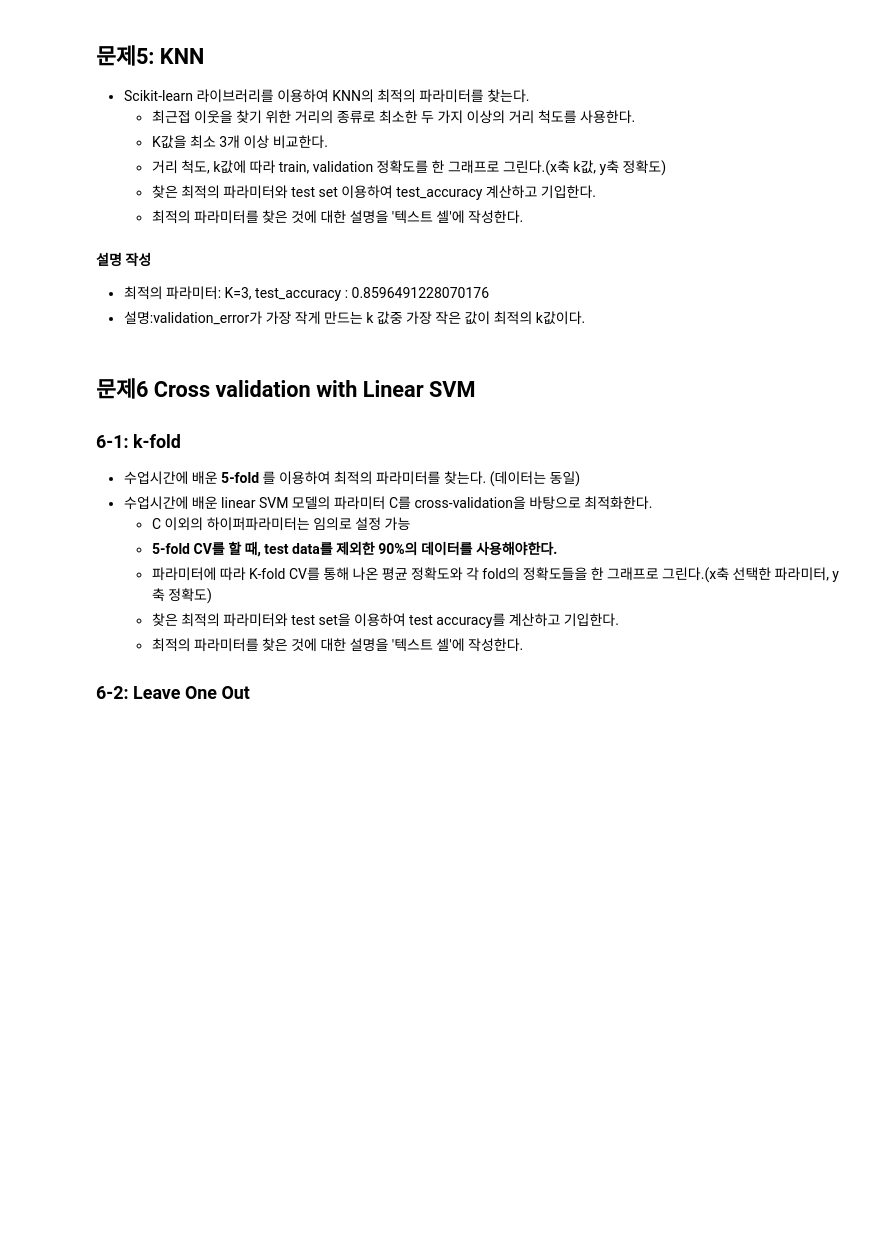
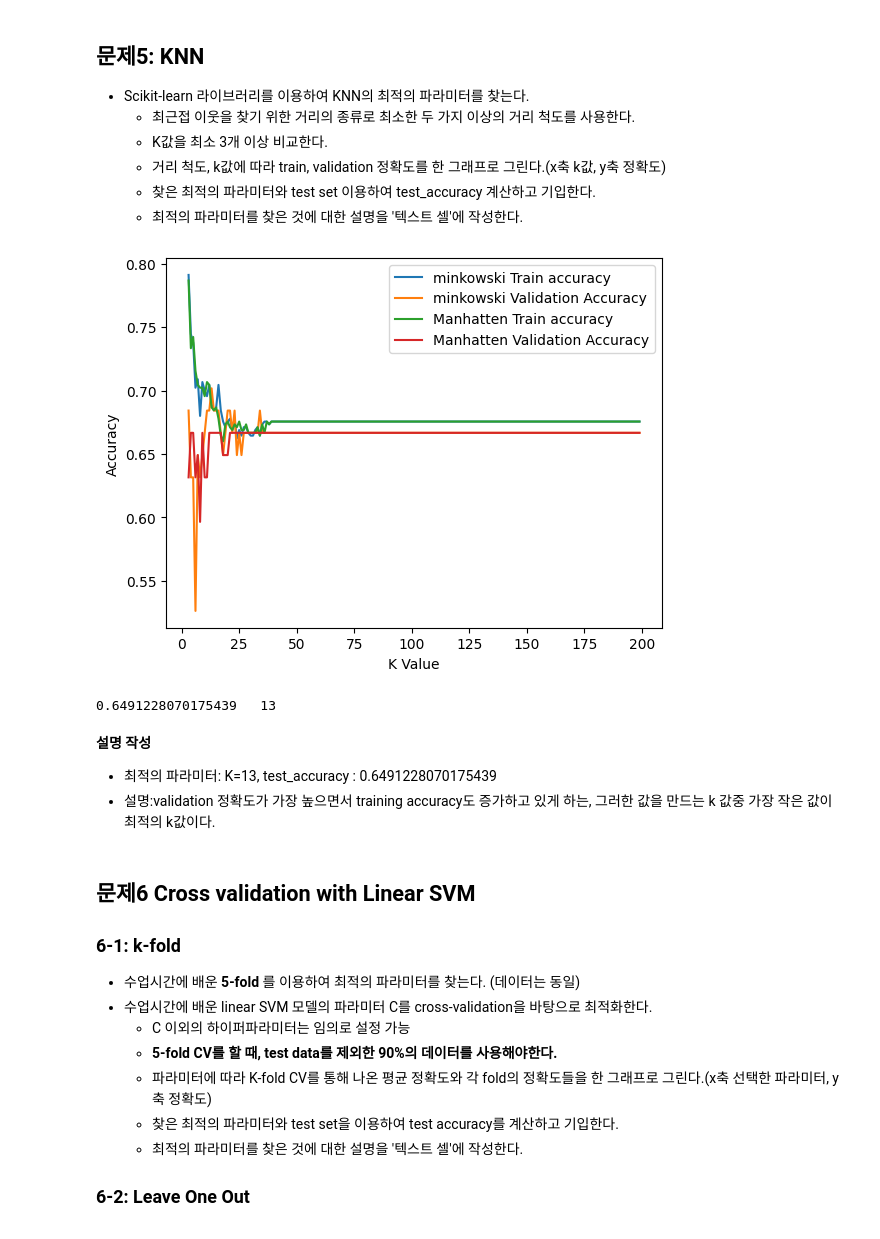
Before and after one commit to wannaBpark/2023S-Ajou-ML, a Jupyter notebook: HW2.ipynb, the cells around one changed output. Cells and saved outputs as stored; diff of their text form; code cells hidden in the pictures; blank space fills up the shorter version.

```diff
--- a/HW2.ipynb
+++ b/HW2.ipynb
@@ -283,8 +281,8 @@ train_test_split에 random seed를 사용하여 split set을 고정한다.
 # %%
 from sklearn.model_selection import train_test_split
 
-X = df.drop('Status', axis=1) # target feature가 Status(대출의 승인 여부)
-y = df['Status']
+X = normalized_df.drop('Status', axis=1) # target feature가 Status(대출의 승인 여부)
+y = normalized_df['Status']
 y=y.astype('int')
 
 X_train, X_test, y_train, y_test = train_test_split(X, y, test_size=0.1)
@@ -321,55 +310,64 @@ from sklearn.neighbors import KNeighborsClassifier
 from sklearn import metrics
 import matplotlib.pyplot as plt
 # %%
-### 문제 1 ###
+### 문제 5 ###
 ### 코드 작성 ###
 knn = KNeighborsClassifier()
 
 best_p = None
 best_k = 10
 best_valid_acc = 0
 _p = [1,2] #거리 척도 리스트 2개 : 유클리디안, 맨해튼
-train_accuracy = []
-valid_accuracy = []
-k_vals = range(3, 10)
+minkowski_train_accuracy = []
+minkowski_valid_accuracy = []
+man_train_accuracy = []
+man_val_accuracy = []
+
+k_vals = range(3, 200)
 for k in k_vals:
-  cur_train_accuracy = 0
-  cur_valid_accuracy = 0
   for cur_p in _p:
     #k=3~10까지의 범위와 거리척도 2개를 순회하는 KNN classifier
     knn = KNeighborsClassifier(n_neighbors=k, weights='uniform', p=cur_p)
     knn.fit(X_train, y_train)
     y_train_pred = knn.predict(X_train) #training set 학습 결과
-    y_valid_pred = knn.predict(X_val) #validation set 학습 결과
+    y_valid_pred = knn.predict(X_val)  #validation set 학습 결과
+    cur_train_score = metrics.accuracy_score(y_train, y_train_pred) # train score 저장
+    cur_valid_score = metrics.accuracy_score(y_val, y_valid_pred) # valid score 저장
+    if cur_p == 1:
+      minkowski_train_accuracy.append(cur_train_score)
+      minkowski_valid_accuracy.append(cur_valid_score)
+    else :
+      man_train_accuracy.append(cur_train_score)
+      man_val_accuracy.append(cur_valid_score)
 
-    cur_train_accuracy = max(cur_train_accuracy, metrics.accuracy_score(y_train, y_train_pred))
-    cur_valid_accuracy = max(cur_valid_accuracy, metrics.accuracy_score(y_val, y_valid_pred))
+    #valid score를 가장 높게 만드는 파라미터 C와 거리척도 p를 찾는다.
+    if best_valid_acc < cur_valid_score:
+      best_k = k
+      best_valid_acc = cur_valid_score
+      best_p = cur_p
 
-    #지금까지의 값보다 최고의 validation 정확도라면 k와 p파라미터를 최적의 파라미터로 각각 저장한다.
-    if best_valid_acc < cur_valid_accuracy:
-      best_k = k
-      best_valid_acc = cur_valid_accuracy
-      best_p = cur_p
-  train_accuracy.append(cur_train_accuracy)
-  valid_accuracy.append(cur_valid_accuracy)
-
-plt.plot(k_vals, train_accuracy, label='Train Accuracy')
-plt.plot(k_vals, valid_accuracy, label='Validation Accuracy')
+plt.plot(k_vals, minkowski_train_accuracy, label='minkowski Train accuracy')
+plt.plot(k_vals, minkowski_valid_accuracy, label='minkowski Validation Accuracy')
+plt.plot(k_vals, man_train_accuracy, label='Manhatten Train accuracy')
+plt.plot(k_vals, man_val_accuracy, label='Manhatten Validation Accuracy')
 plt.xlabel('K Value')
 plt.ylabel('Accuracy')
 plt.legend()
 plt.show()
 
 #위에서 구한 최적의 파라미터 k와 p를 이용해 test set을 예측하는 코드.
 knn = KNeighborsClassifier(n_neighbors=best_k, weights='uniform', p=best_p)
-knn.fit(X_test, y_test)
+knn.fit(X_train, y_train)
 y_test_pred = knn.predict(X_test)
 print(metrics.accuracy_score(y_test, y_test_pred) ," " ,best_k)
 ################
+# %% [output]
+[figure, added]
+0.6491228070175439   13
 # %% [markdown]
 **설명 작성**
-- 최적의 파라미터: K=3, test_accuracy : 0.8596491228070176
-- 설명:validation_error가 가장 작게 만드는 k 값중 가장 작은 값이 최적의 k값이다.
+- 최적의 파라미터: K=13, test_accuracy : 0.6491228070175439
+- 설명:validation 정확도가 가장 높으면서 training accuracy도 증가하고 있게 하는, 그러한 값을 만드는 k 값중 가장 작은 값이 최적의 k값이다.
 # %% [markdown]
 ## 문제6 Cross validation with Linear SVM
 ### 6-1: k-fold
```
Also changed, not shown: parts of 14 cells of this notebook.
